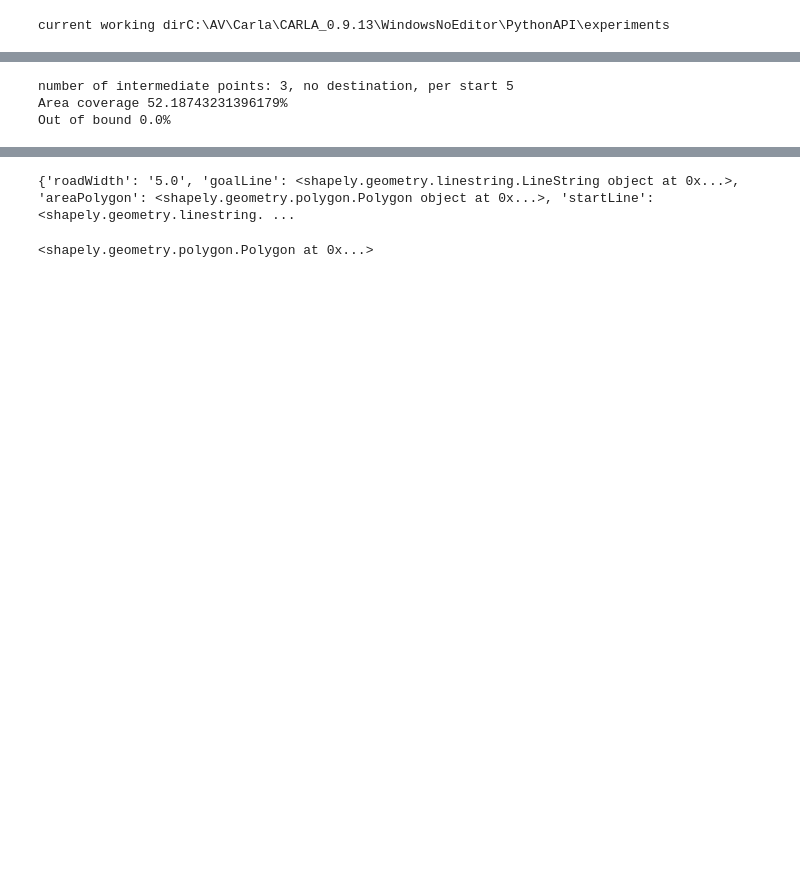
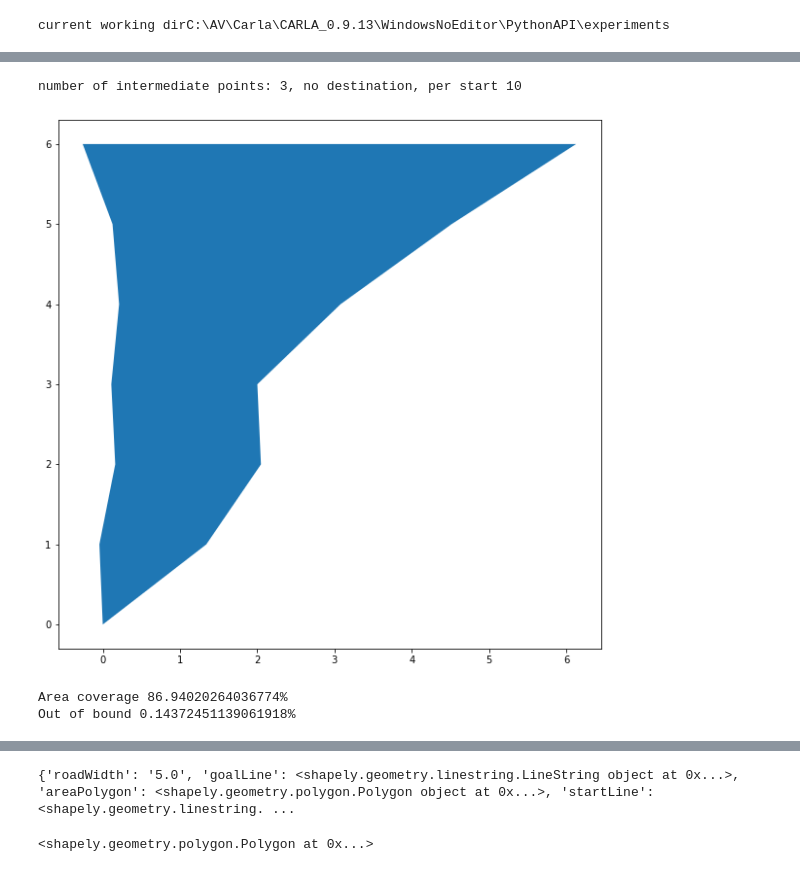
Before and after one commit to adhocmaster/carla-jaywalker-experiments, a Jupyter notebook: notebooks/Crosswalk-area/crosswalk-area-pcg-route-planner-ind.ipynb, the cells around one changed output, grey strips where cells are left out. Saved outputs shown, nothing was run; the diff lists cells and outputs as text; code cells hidden in the pictures; blank space fills up the shorter version.

```diff
--- a/notebooks/Crosswalk-area/crosswalk-area-pcg-route-planner-ind.ipynb
+++ b/notebooks/Crosswalk-area/crosswalk-area-pcg-route-planner-ind.ipynb
@@ -366,21 +368,31 @@ class CrosswalkGeometry:
 
     # endregion
 # %%
+def plotPoly(poly: Polygon):
+
+    X, Y = poly.exterior.xy
+    X.insert(0,0)
+    Y.insert(0,0)
+    X[-1] = 0
+    Y[-1] = 0
+    plt.fill(X, Y)
+    plt.show()
 
 def getPolygonFromTrajectories(trajectories: List[List[Point]]) -> Polygon:
-    """ This function gets the x, y values as seperate lists and generates an envelops at 0.5 meter breaks on the y axis"""
+    """ This function gets the x, y values as seperate lists and generates an envelops at 1 meter breaks on the y axis"""
     yXVals = defaultdict(lambda : [])
     for traj in trajectories:
         for point in traj:
             x, y = point.x, point.y
-            y = round(y, 1)
-            yFloor = math.floor(y)
-            if y < yFloor + 0.25:
-                y = yFloor
-            elif y < yFloor + 0.75:
-                y = yFloor + 0.5
-            else:
-                y = yFloor + 1
+            # y = round(y, 1)
+            # yFloor = math.floor(y)
+            # if y < yFloor + 0.25:
+            #     y = yFloor
+            # elif y < yFloor + 0.75:
+            #     y = yFloor + 0.5
+            # else:
+            #     y = yFloor + 1
+            y = round(y)
             yXVals[y].append(x)
 
     ySorted = sorted(yXVals.keys())
@@ -399,12 +411,16 @@ def getPolygonFromTrajectories(trajectories: List[List[Point]]) -> Polygon:
     maxPoints.reverse()
 
     poly = Polygon(minPoints + maxPoints)
+
+    # plotPoly(poly)
     return poly
 
 def getIOUAreas(areaPolygon: Polygon, generatedTrajectoryEnvelope: Polygon) -> Tuple[float, float]:
     intersection = areaPolygon.intersection(generatedTrajectoryEnvelope)
     intersectionArea = intersection.area
     differenceFromIntersection = generatedTrajectoryEnvelope.difference(intersection)
+    # plotPoly(intersection)
+    # plotPoly(differenceFromIntersection)
     return intersection.area, differenceFromIntersection.area
 
 def getIOUAreasPercentage(areaPolygon: Polygon, generatedTrajectoryEnvelope: Polygon) -> Tuple[float, float]:
@@ -543,15 +559,17 @@ data, trajectories = sampler(
 # %%
 # coverage tests
 # first get the min, max of X at y. Then order Y.
 print(f"number of intermediate points: {nIntermediate}, no destination, per start {trajPerStart}")
 trajEnvelope = getPolygonFromTrajectories(trajectories)
+plotPoly(trajEnvelope)
 areaCoverage, outOfBoundArea = getIOUAreasPercentage(indDPolygon, trajEnvelope)
 print(f"Area coverage {areaCoverage}%")
 print(f"Out of bound {outOfBoundArea}%")
 # %% [output]
-number of intermediate points: 3, no destination, per start 5
-Area coverage 52.18743231396179%
-Out of bound 0.0%
+number of intermediate points: 3, no destination, per start 10
+[figure, added]
+Area coverage 86.94020264036774%
+Out of bound 0.14372451139061918%
 # %%
 nIntermediate = 5
 trajPerStart = 3
```
Also changed, not shown: parts of 9 cells of this notebook.
